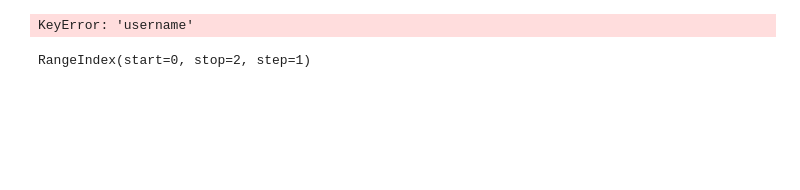
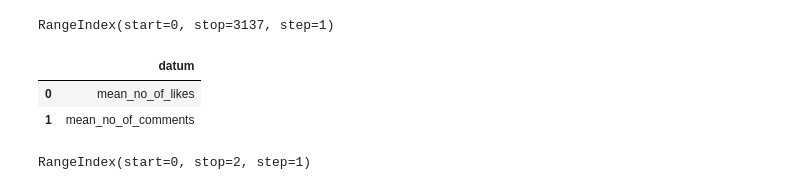
Before and after one commit to naspnrd/Image-Classsification-Based-on-Image-Attributes---Analyticscosm, a Jupyter notebook: to_classify_as_shareable.ipynb, the cells around one changed output. Cells and saved outputs as stored; diff of their text form; code cells hidden in the pictures; blank space fills up the shorter version.

```diff
--- a/to_classify_as_shareable.ipynb
+++ b/to_classify_as_shareable.ipynb
@@ -194,11 +179,19 @@ df.set_index('username')
+# %%
+df=pd.read_csv('shareables.csv',encoding='utf8')
+df.index
+# %% [output]
+RangeIndex(start=0, stop=3137, step=1)
 # %%
 #pd.concat([df, datum], axis=1)
 datum = pd.DataFrame({"datum": ['mean_no_of_likes','mean_no_of_comments']})
-result = pd.merge(df, datum, on='username')
-result
-# dat1.join(dat2)
+#result = pd.merge(df, datum, on='username')
+#result
+#dat1.join(dat2)
+datum
 # %% [output]
-KeyError: 'username'
+|  | datum |
+| 0 | mean_no_of_likes |
+| 1 | mean_no_of_comments |
 # %%
 datum.index
 # %% [output]
```
Also changed, not shown: parts of 6 cells of this notebook, 2 other files.
